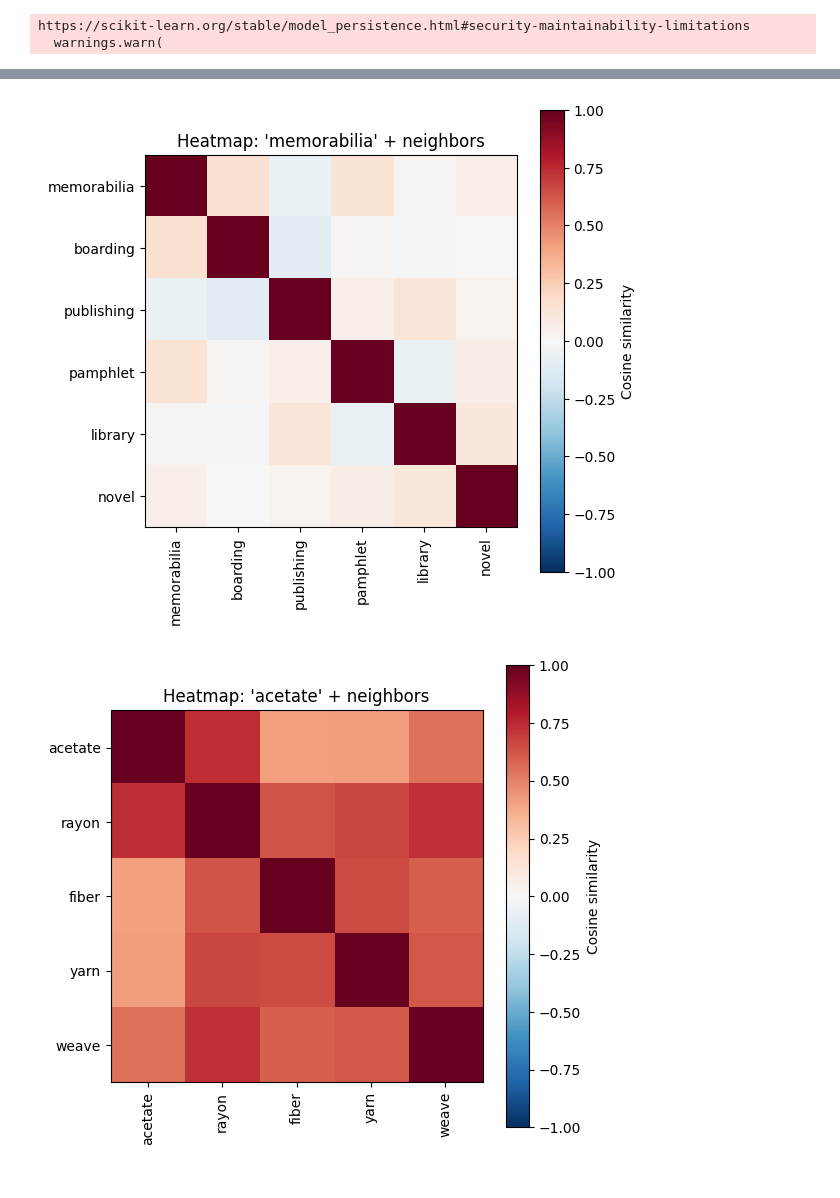
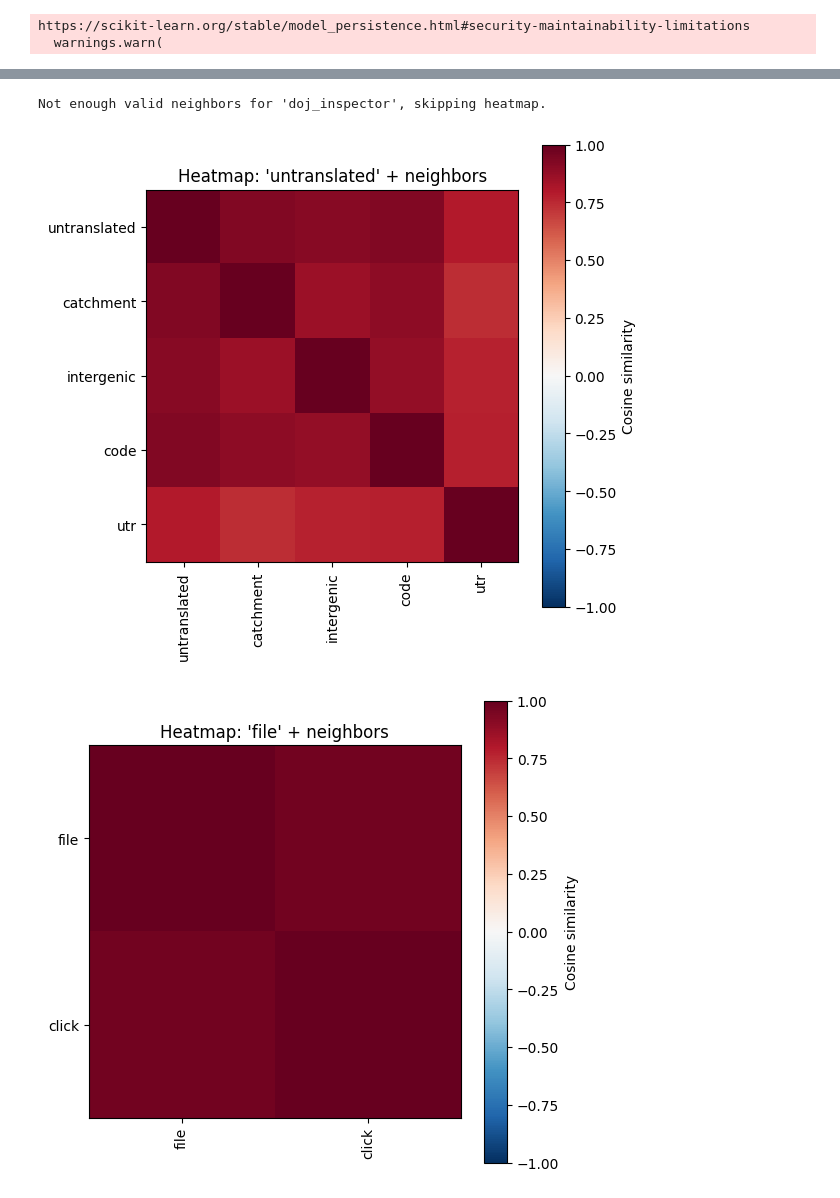
Before and after one commit to SINr-Embeddings/sinr, a Jupyter notebook: notebooks/DiachronyExample.ipynb, the cells around one changed output, grey strips where cells are left out. Cells and saved outputs as stored; diff of their text form; code cells hidden in the pictures.

```diff
--- a/notebooks/DiachronyExample.ipynb
+++ b/notebooks/DiachronyExample.ipynb
@@ -9,11 +9,9 @@ import sinr.text.evaluate as ev
 import sinr.text.diachrony as dia
 import numpy as np
 # %%
-# load of 2 transferred and aligned models ( by preference, use the same big reference model for both transfers )
-model_1940 = ge.SINrVectors("./1940_transferspars")
-model_1950 = ge.SINrVectors("./1950_transferspars")
-model_1940.load()
-model_1950.load()
+# load big ref model
+model_big = ge.SINrVectors("./sinrvec_bnc")
+model_big.load()
 # %% [output]
 https://scikit-learn.org/stable/model_persistence.html#security-maintainability-limitations
   warnings.warn(
@@ -25,0 +18,4 @@ print(f"1950 vocab size: {len(model_1950.vocab)}")
+# %%
+# load cooc matrix
+sinr1 = ge.SINr.load_from_cooc_pkl("oanc_extracted_min_freq20_max_freq5900_prct_sampling1_matrix.pkl")
+sinr2 = ge.SINr.load_from_cooc_pkl("oanc_extracted_min_freq50_max_freq3000_prct_sampling08_matrix.pkl")
@@ -25,0 +31,3 @@ print(f"1950 vocab size: {len(model_1950.vocab)}")
+# %%
+modele_transfert_align_1 = model_big.transfert_sinr(sinr1)
+modele_transfert_align_2 = model_big.transfert_sinr(sinr2)
@@ -26,4 +45,4 @@ print(f"1950 vocab size: {len(model_1950.vocab)}")
 # %%
-diachro = dia.Diachronic(model_1940, model_1950)
+diachro = dia.Diachronic(modele_transfert_align_1, modele_transfert_align_2)
 # %%
 # Cosine similarity (in a single model)
@@ -92,4 +111,4 @@ Similarity matrix:
 # %%
-# Heatmaps for the top-k most changed words and their neighbors
-diachro.plot_topk_similarity_matrix(model_1940, topk=5, file_name="dia_heatmap")
+# Heatmaps for the top-k most changed words and their neighbors of modele_transfert_align_1
+diachro.plot_topk_similarity_matrix(modele_transfert_align_1, topk=5, file_name="dia_heatmap")
 # %% [output]
@@ -98,2 +117,3 @@ diachro.plot_topk_similarity_matrix(model_1940, topk=5, file_name="dia_heatmap")
+Not enough valid neighbors for 'doj_inspector', skipping heatmap.
-[figure, old version]
+[figure, new version]
-[figure, old version]
+[figure, new version]
```
Also changed, not shown: parts of 11 cells of this notebook.
